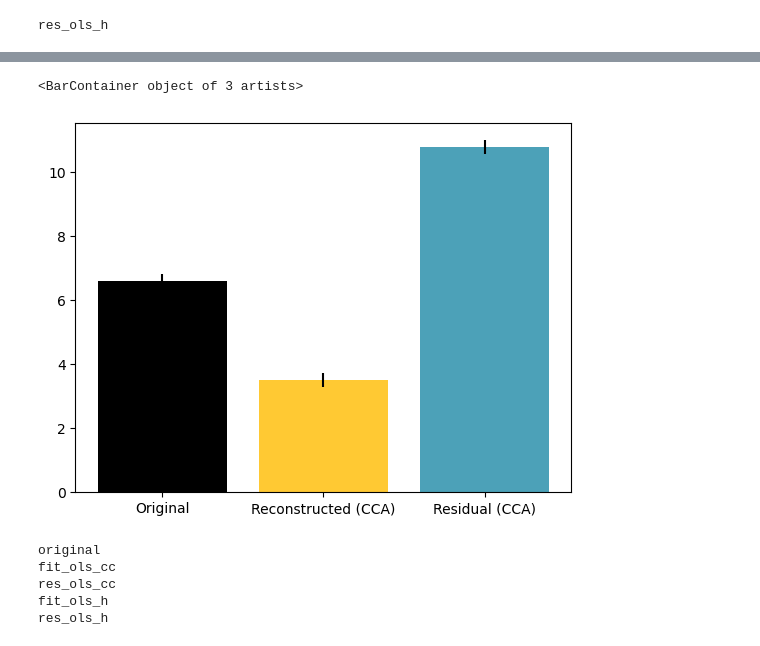
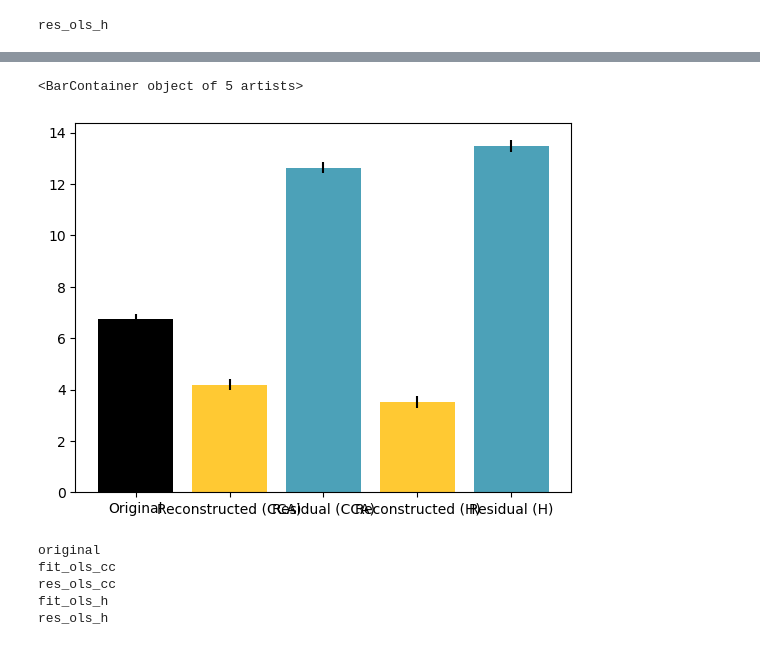
Before and after one commit to vdplasthijs/NeurEO, a Jupyter notebook: notebooks/CCA figure.ipynb, the cells around one changed output, grey strips where cells are left out. Cells and saved outputs as stored; diff of their text form; code cells hidden in the pictures.

```diff
--- a/notebooks/CCA figure.ipynb
+++ b/notebooks/CCA figure.ipynb
@@ -154,0 +34,2 @@ feat_hat_ols_h_img = au.unravel_features(feat_hat_ols_h, n_patches=n_patches, nx
+# %%
+(feat_hat_ols_cc_img, feat_res_ols_cc_img), (feat_hat_ols_h_img, feat_res_ols_h_img) = au.cca_and_normal_ols_from_hypotheses(features=features, hypotheses=hypotheses)
@@ -217,8 +55,9 @@ def plot_pca_dim(dict_expl_var, dict_dim, ax=None):
 # %%
-# fig, ax = plt.subplots(2, 3, figsize=(6, 3))
-# ax = ax.ravel()
-# for i_plot, (name, dict_dim) in enumerate(dict_dim_all.items()):
-#     n_vals = list(dict_dim.keys())
-#     mean_dim = [np.mean(dict_dim[n]) for n in n_vals]
-#     ax[i_plot].plot(n_vals, mean_dim, '.-', label=name)
-#     ax[i_plot].set_title(name)
+fig, ax = plt.subplots(2, 3, figsize=(6, 3), gridspec_kw={'wspace': 0.4, 'hspace': 0.4})
+ax = ax.ravel()
+for i_plot, (name, dict_dim) in enumerate(dict_dim_all.items()):
+    n_vals = list(dict_dim.keys())
+    mean_dim = [np.nanmean(dict_dim[n]) for n in n_vals]
+    ax[i_plot].plot(n_vals, mean_dim, '.-', label=name)
+    ax[i_plot].set_title(name)
+    ax[i_plot].set_ylim(0, 22)
@@ -225,25 +66,25 @@ def plot_pca_dim(dict_expl_var, dict_dim, ax=None):
 # %%
-n = 5
+n = 10
 ax = plt.subplot(111)
 name_dict = {'original': 'Original', 'fit_ols_cc': 'Reconstructed (CCA)', 'res_ols_cc': 'Residual (CCA)',
               'fit_ols_h': 'Reconstructed (H)', 'res_ols_h': 'Residual (H)'}
 color_dict = {'original': 'k', 'fit_ols_cc': "#FFC933", 'res_ols_cc': "#4CA1B8",
               'fit_ols_h': '#FFC933', 'res_ols_h': '#4CA1B8'}
 
 
 mean_dim_list = []
 name_list = []
 colour_list = []
-for name in ['original', 'fit_ols_cc', 'res_ols_cc']:
-    mean_dim = np.mean(dict_dim_all[name][n])
-    sem_dim = np.std(dict_dim_all[name][n]) / np.sqrt(len(dict_dim_all[name][n]))
+for name in ['original', 'fit_ols_cc', 'res_ols_cc', 'fit_ols_h', 'res_ols_h']:
+    mean_dim = np.nanmean(dict_dim_all[name][n])
+    sem_dim = np.nanstd(dict_dim_all[name][n]) / np.sqrt(len(dict_dim_all[name][n]))
     mean_dim_list.append(mean_dim)
     name_list.append(name_dict[name])
     colour_list.append(color_dict[name])
 ax.bar(name_list, mean_dim_list, yerr=sem_dim, color=colour_list)
 # %% [output]
-<BarContainer object of 3 artists>
+<BarContainer object of 5 artists>
-[figure, old version]
+[figure, new version]
 # %%
 features_stacked = np.stack(features)
 features_collapsed = features_stacked.reshape(features_stacked.shape[0], features_stacked.shape[1], -1)
```
Also changed, not shown: parts of 12 cells of this notebook, 3 other files.
